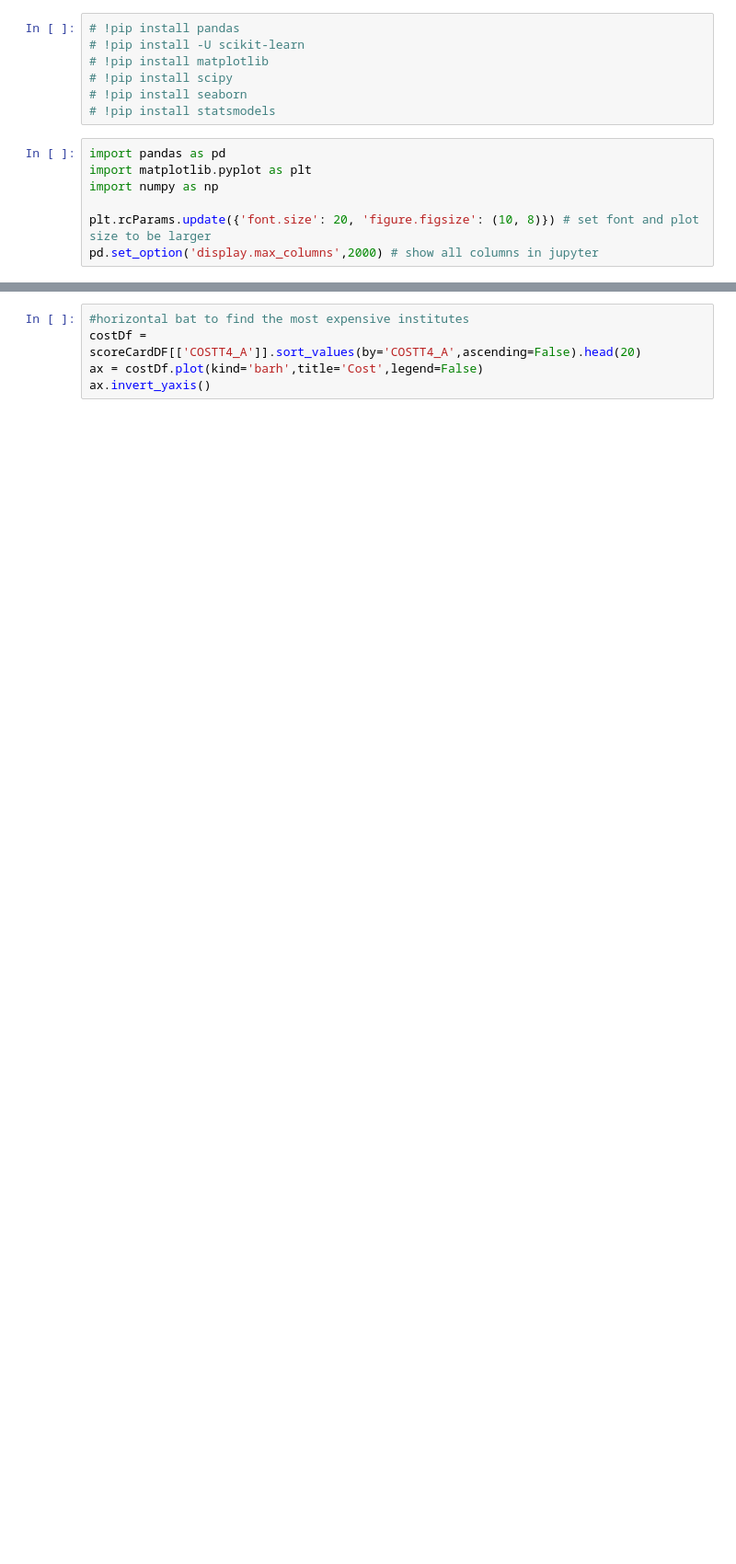
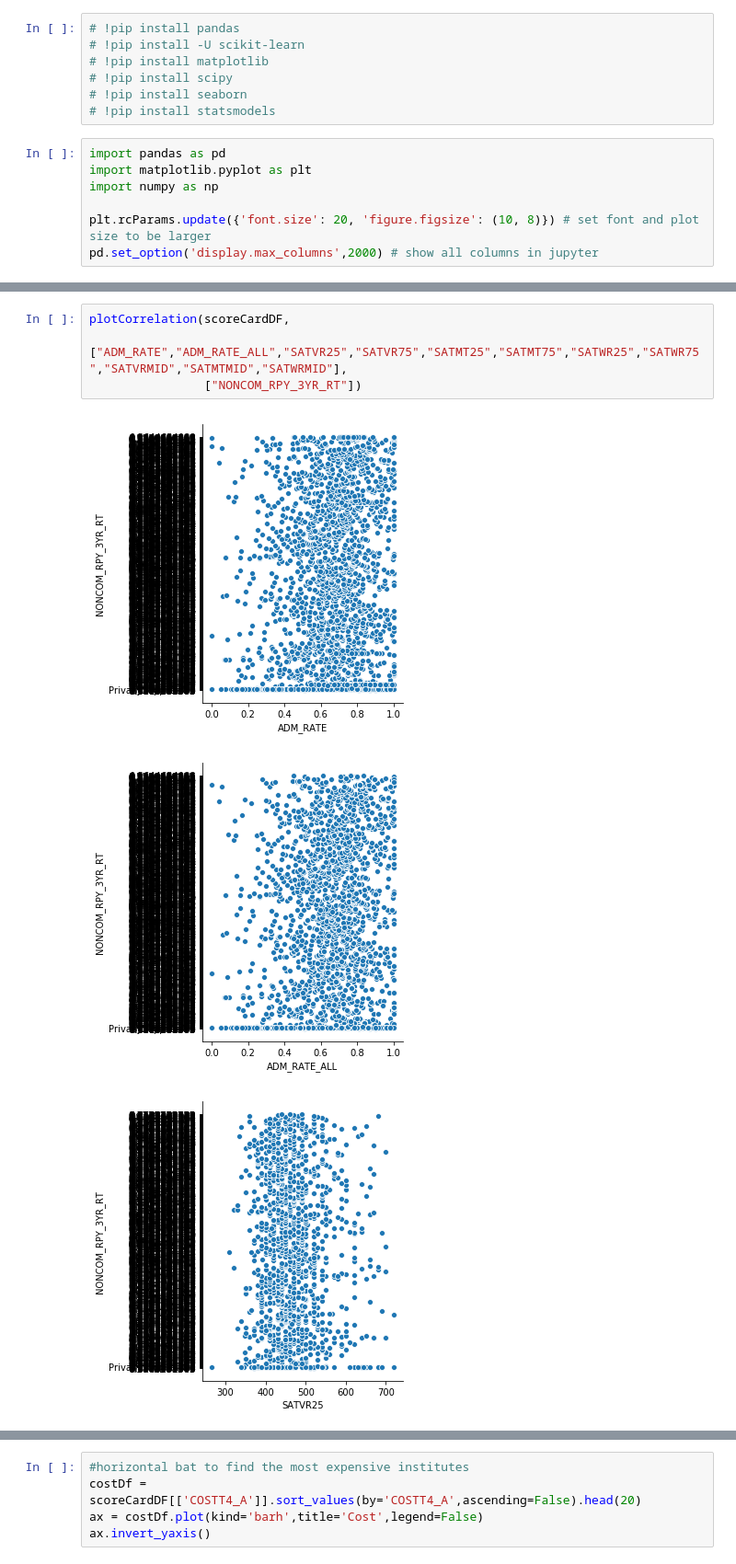
Before and after one commit to usamaAtteya/NU-Final-Project-Repayment, a Jupyter notebook: Usama.ipynb, the cells around one changed output, grey strips where cells are left out. Shown at 92% size. Saved outputs shown, nothing was run; the diff lists cells and outputs as text; blank space fills up the shorter version.

```diff
--- a/Usama.ipynb
+++ b/Usama.ipynb
@@ -43,0 +109,8 @@ sns.relplot(y="GRAD_DEBT_MDN", x="COMPL_RPY_3YR_RT",
+# %%
+plotCorrelation(scoreCardDF,
+                ["ADM_RATE","ADM_RATE_ALL","SATVR25","SATVR75","SATMT25","SATMT75","SATWR25","SATWR75","SATVRMID","SATMTMID","SATWRMID"],
+                ["NONCOM_RPY_3YR_RT"])
+# %% [output]
+[figure, added]
+[figure, added]
+[figure, added]
```
Also changed, not shown: parts of 19 cells of this notebook.
